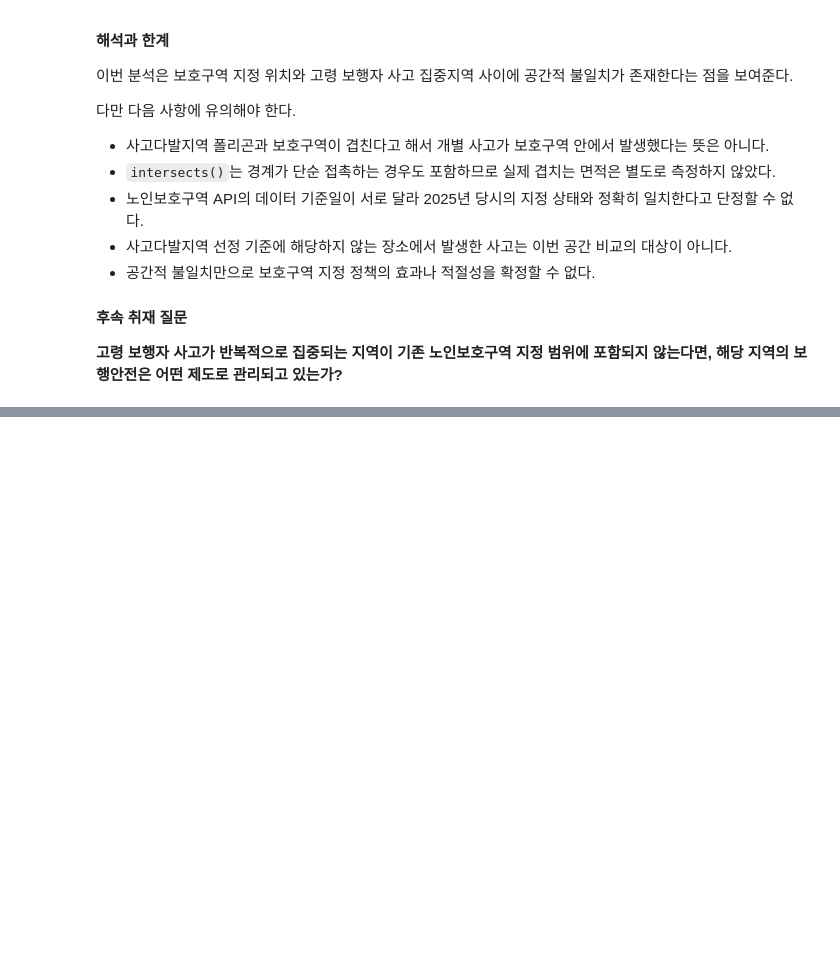
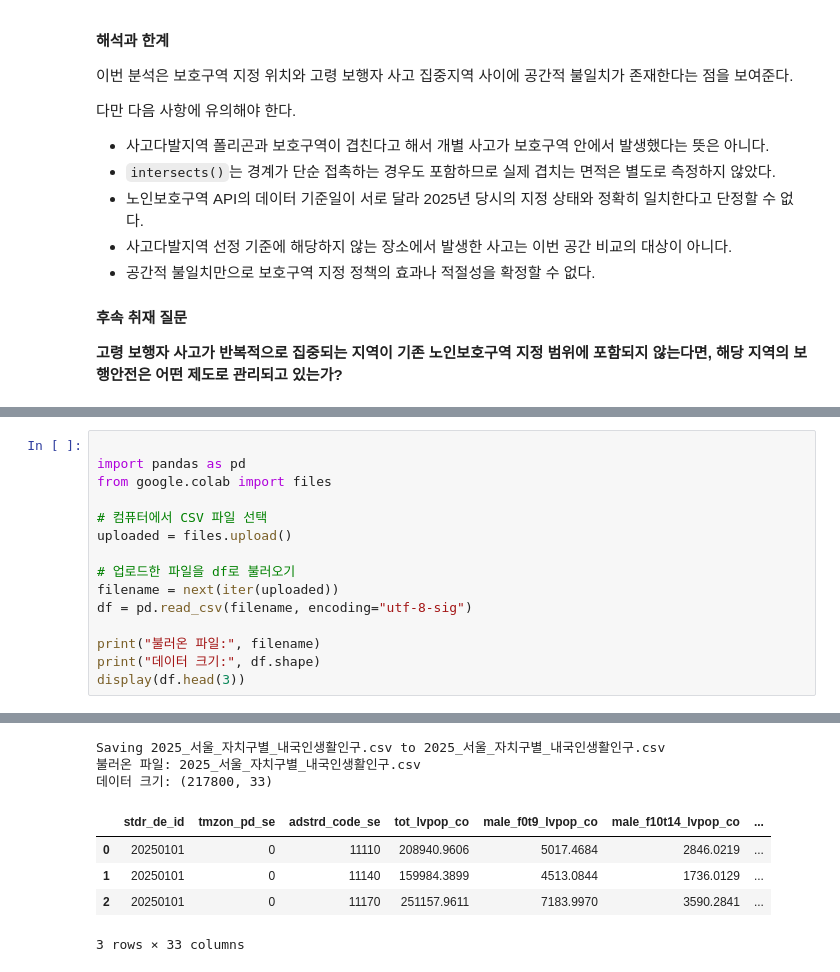
Before and after one commit to csy04x2/elder_accident, a Jupyter notebook: analysis.ipynb, the cells around one changed output, grey strips where cells are left out. Saved outputs shown, nothing was run; the diff lists cells and outputs as text; blank space fills up the shorter version.

```diff
--- a/analysis.ipynb
+++ b/analysis.ipynb
@@ -1441,0 +1751,16 @@ Python의 `shapely`를 활용해 두 공간 경계가 서로 겹치거나 접촉
+# %%
+
+import pandas as pd
+from google.colab import files
+
+# 컴퓨터에서 CSV 파일 선택
+uploaded = files.upload()
+
+# 업로드한 파일을 df로 불러오기
+filename = next(iter(uploaded))
+df = pd.read_csv(filename, encoding="utf-8-sig")
+
+print("불러온 파일:", filename)
+print("데이터 크기:", df.shape)
+display(df.head(3))
+# %% [output]
@@ -1441,0 +1768,8 @@ Python의 `shapely`를 활용해 두 공간 경계가 서로 겹치거나 접촉
+Saving 2025_서울_자치구별_내국인생활인구.csv to 2025_서울_자치구별_내국인생활인구.csv
+불러온 파일: 2025_서울_자치구별_내국인생활인구.csv
+데이터 크기: (217800, 33)
+|  | stdr_de_id | tmzon_pd_se | adstrd_code_se | tot_lvpop_co | male_f0t9_lvpop_co | male_f10t14_lvpop_co | ... |
+| 0 | 20250101 | 0 | 11110 | 208940.9606 | 5017.4684 | 2846.0219 | ... |
+| 1 | 20250101 | 0 | 11140 | 159984.3899 | 4513.0844 | 1736.0129 | ... |
+| 2 | 20250101 | 0 | 11170 | 251157.9611 | 7183.9970 | 3590.2841 | ... |
+3 rows × 33 columns
```
Also changed, not shown: parts of 15 cells of this notebook, 1 other file.
